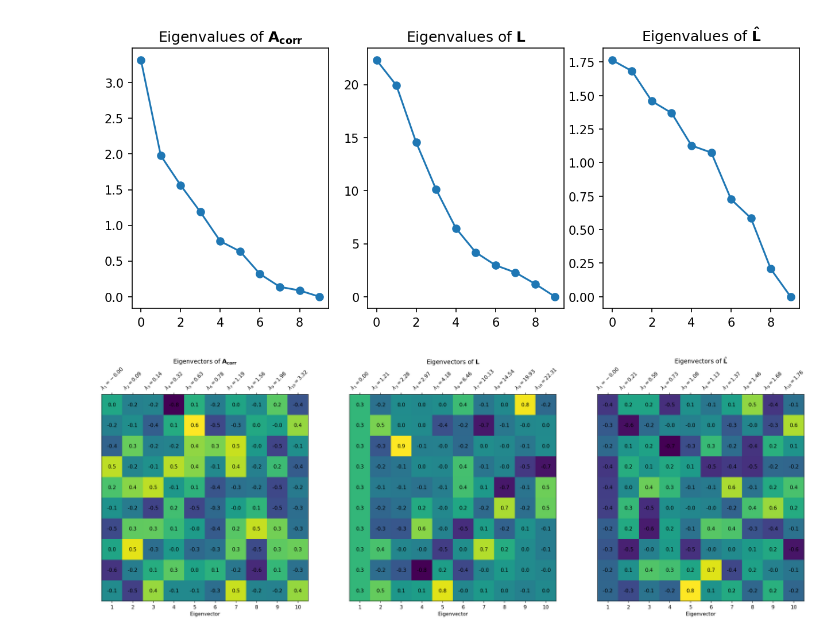
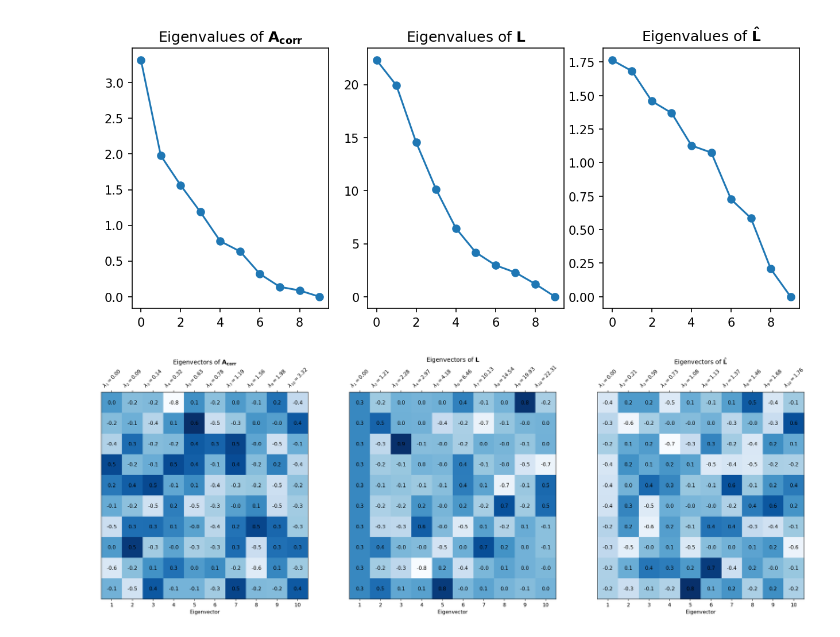
Before and after one commit to CooperStansbury/scPoreC-analysis, a Jupyter notebook: notebooks/Laplacian.ipynb, the cells around one changed output. Cells and saved outputs as stored; diff of their text form; code cells hidden in the pictures.

```diff
--- a/notebooks/Laplacian.ipynb
+++ b/notebooks/Laplacian.ipynb
@@ -132,9 +132,16 @@ plotEigs(Lhat, 'Eigenvalues of $\mathbf{\hat{L}}$')
 def check_symmetric(a, rtol=1e-05, atol=1e-08):
     return np.allclose(a, a.T, rtol=rtol, atol=atol)
 # %%
-def plotEigvec(mat, title, ax):
-    v, w = np.linalg.eigh(mat)
-    ax.imshow(w)
+def plotEigvec(mat, title, ax, method='eig'):
+
+    if method == 'eig':
+        v, w = np.linalg.eigh(mat)
+    elif method == 'svd':
+        w, v, _ = np.linalg.svd(mat)
+    else:
+        raise ValueError('No such method')
+
+    ax.imshow(w, cmap='Blues')
     for (i, j), z in np.ndenumerate(w):
         ax.text(j, i, '{:0.1f}'.format(z),
                 ha='center',
@@ -143,37 +150,35 @@ def plotEigvec(mat, title, ax):
     xticks = []
     xlabels = []
     for i in range(len(mat)):
         xticks.append(i)
         xlabels.append(f"{i+1}")
 
-
     ax.set_xticks(xticks)
     ax.set_xticklabels(xlabels)
     ax.set_xlabel('Eigenvector')
     ax.set_yticks([])
     ax.set_yticklabels([])
 
     newLabels = []
     for i in range(len(mat)):
         num = "{" + str(int(i+1)) + "}"
         eVal = v[i]
-        label = f"$\lambda_{num} = {eVal:.2f}$"
+        label = f"$\lambda_{num} = {np.abs(eVal):.2f}$"
         newLabels.append(label)
 
     ax2 = ax.secondary_xaxis('top')
     ax2.set_xlim(ax.get_xlim())
     ax2.set_xticks(xticks)
     ax2.set_xticklabels(newLabels, rotation=45)
     ax.set_title(title)
 
 
 plt.rcParams['figure.dpi'] = 150
 plt.rcParams['figure.figsize'] = 25, 25
 fig, axs = plt.subplots(1, 3)
 
-
-plotEigvec(Acorr, 'Eigenvectors of $\mathbf{A_{corr}}$', axs[0])
-plotEigvec(L, 'Eigenvectors of $\mathbf{L}$', axs[1])
-plotEigvec(Lhat, 'Eigenvectors of $\mathbf{\hat{L}}$', axs[2])
+plotEigvec(Acorr, 'Eigenvectors of $\mathbf{A_{corr}}$', axs[0], method='eig')
+plotEigvec(L, 'Eigenvectors of $\mathbf{L}$', axs[1], method='eig')
+plotEigvec(Lhat, 'Eigenvectors of $\mathbf{\hat{L}}$', axs[2], method='eig')
 # %% [output]
-[figure, old version]
+[figure, new version]
```
Also changed, not shown: parts of 3 cells of this notebook, 1 other file.
